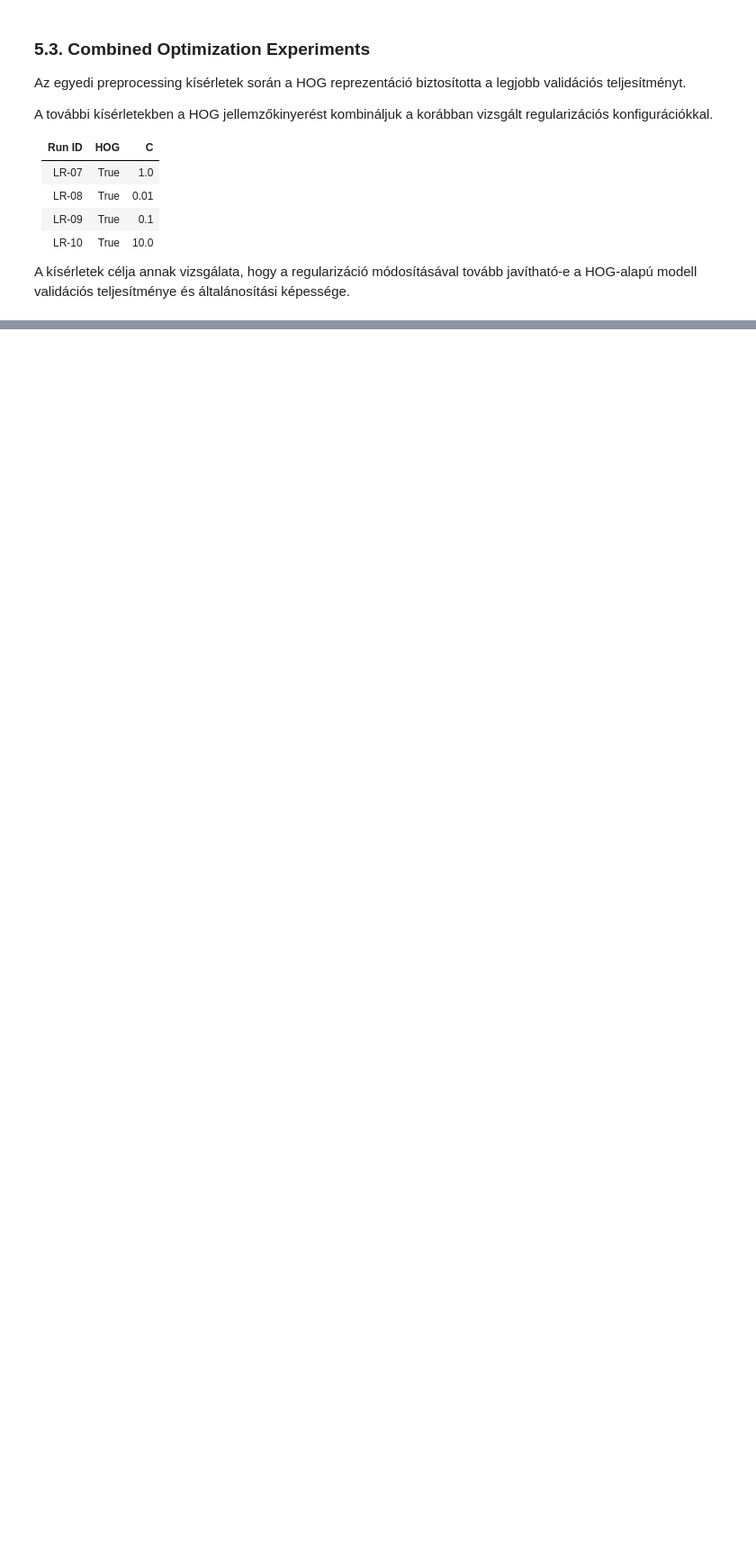
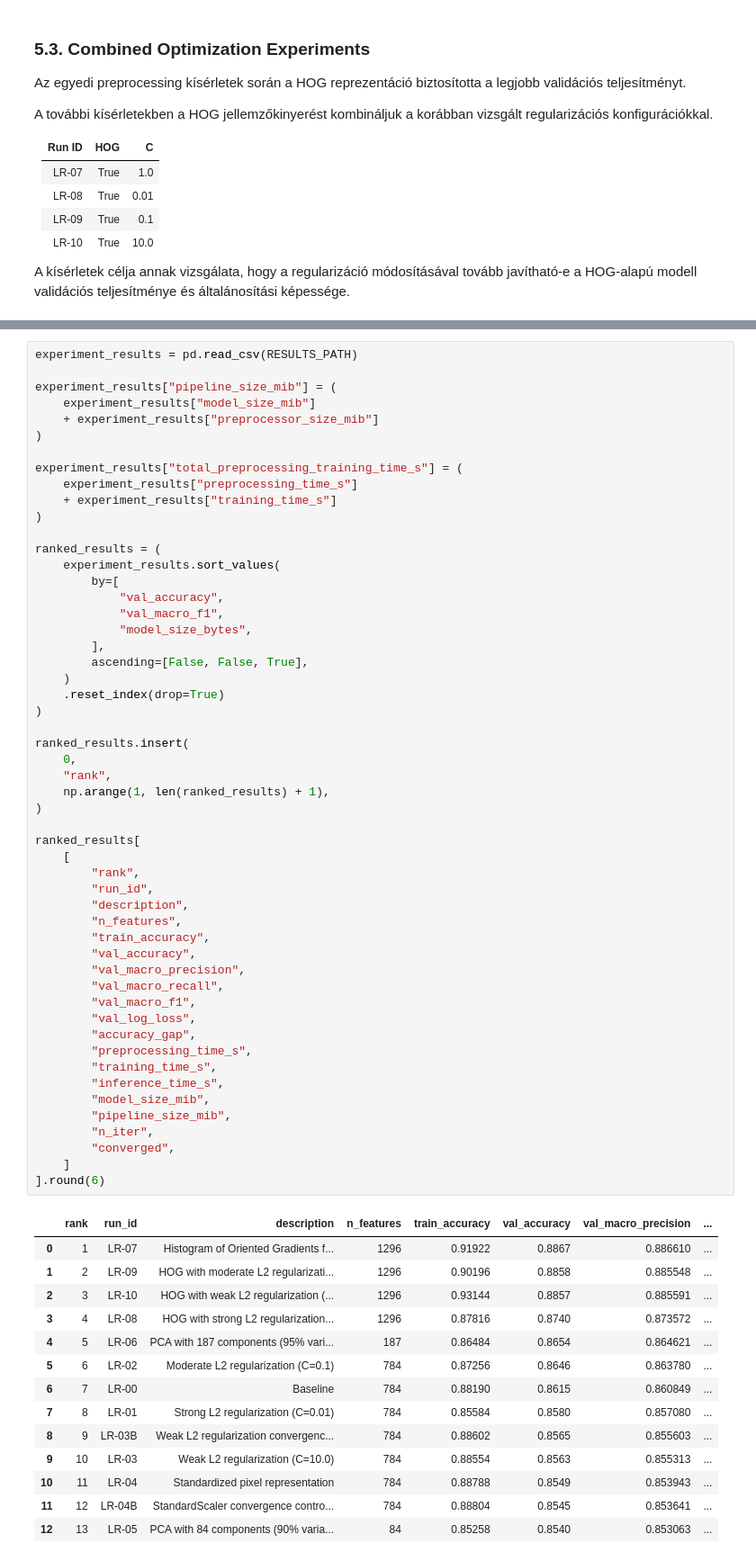
Before and after one commit to aszenas/DLProject_FashionMNIST, a Jupyter notebook: notebooks/02_logistic_regression.ipynb, the cells around one changed output, grey strips where cells are left out. Shown at 90% size. Saved outputs shown, nothing was run; the diff lists cells and outputs as text; blank space fills up the shorter version.

Commit message:
feat: select and verify optimized logistic regression model

```diff
--- a/notebooks/02_logistic_regression.ipynb
+++ b/notebooks/02_logistic_regression.ipynb
@@ -1820,0 +1855,68 @@ Results saved to: c:\Users\aszen\Desktop\ÓBUDAI MSC\03_2026-2027-1\03_DL\00_Fel
+# %%
+experiment_results = pd.read_csv(RESULTS_PATH)
+
+experiment_results["pipeline_size_mib"] = (
+    experiment_results["model_size_mib"]
+    + experiment_results["preprocessor_size_mib"]
+)
+
+experiment_results["total_preprocessing_training_time_s"] = (
+    experiment_results["preprocessing_time_s"]
+    + experiment_results["training_time_s"]
+)
+
+ranked_results = (
+    experiment_results.sort_values(
+        by=[
+            "val_accuracy",
+            "val_macro_f1",
+            "model_size_bytes",
+        ],
+        ascending=[False, False, True],
+    )
+    .reset_index(drop=True)
+)
+
+ranked_results.insert(
+    0,
+    "rank",
+    np.arange(1, len(ranked_results) + 1),
+)
+
+ranked_results[
+    [
+        "rank",
+        "run_id",
+        "description",
+        "n_features",
+        "train_accuracy",
+        "val_accuracy",
+        "val_macro_precision",
+        "val_macro_recall",
+        "val_macro_f1",
+        "val_log_loss",
+        "accuracy_gap",
+        "preprocessing_time_s",
+        "training_time_s",
+        "inference_time_s",
+        "model_size_mib",
+        "pipeline_size_mib",
+        "n_iter",
+        "converged",
+    ]
+].round(6)
+# %% [output]
+|  | rank | run_id | description | n_features | train_accuracy | val_accuracy | val_macro_precision | ... |
+| 0 | 1 | LR-07 | Histogram of Oriented Gradients f... | 1296 | 0.91922 | 0.8867 | 0.886610 | ... |
+| 1 | 2 | LR-09 | HOG with moderate L2 regularizati... | 1296 | 0.90196 | 0.8858 | 0.885548 | ... |
+| 2 | 3 | LR-10 | HOG with weak L2 regularization (... | 1296 | 0.93144 | 0.8857 | 0.885591 | ... |
+| 3 | 4 | LR-08 | HOG with strong L2 regularization... | 1296 | 0.87816 | 0.8740 | 0.873572 | ... |
+| 4 | 5 | LR-06 | PCA with 187 components (95% vari... | 187 | 0.86484 | 0.8654 | 0.864621 | ... |
+| 5 | 6 | LR-02 | Moderate L2 regularization (C=0.1) | 784 | 0.87256 | 0.8646 | 0.863780 | ... |
+| 6 | 7 | LR-00 | Baseline | 784 | 0.88190 | 0.8615 | 0.860849 | ... |
+| 7 | 8 | LR-01 | Strong L2 regularization (C=0.01) | 784 | 0.85584 | 0.8580 | 0.857080 | ... |
+| 8 | 9 | LR-03B | Weak L2 regularization convergenc... | 784 | 0.88602 | 0.8565 | 0.855603 | ... |
+| 9 | 10 | LR-03 | Weak L2 regularization (C=10.0) | 784 | 0.88554 | 0.8563 | 0.855313 | ... |
+| 10 | 11 | LR-04 | Standardized pixel representation | 784 | 0.88788 | 0.8549 | 0.853943 | ... |
+| 11 | 12 | LR-04B | StandardScaler convergence contro... | 784 | 0.88804 | 0.8545 | 0.853641 | ... |
+| 12 | 13 | LR-05 | PCA with 84 components (90% varia... | 84 | 0.85258 | 0.8540 | 0.853063 | ... |
```
Also changed, not shown: parts of 5 cells of this notebook.
